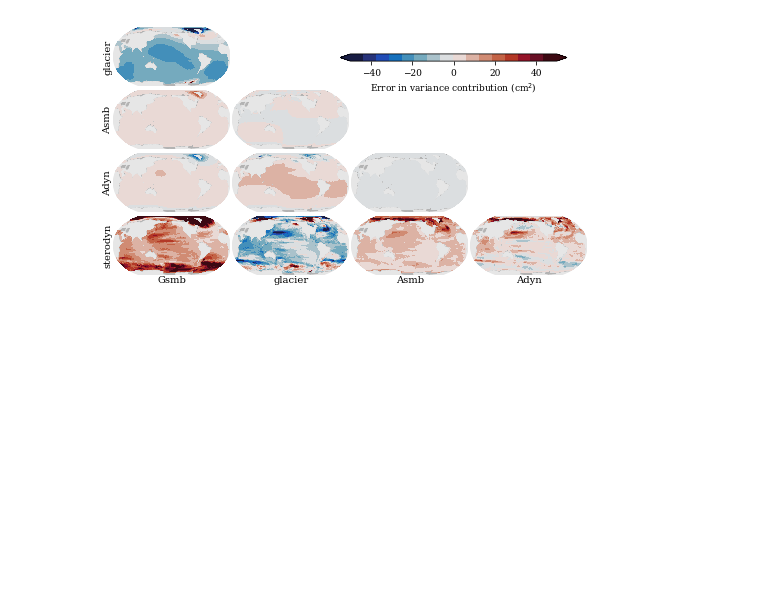
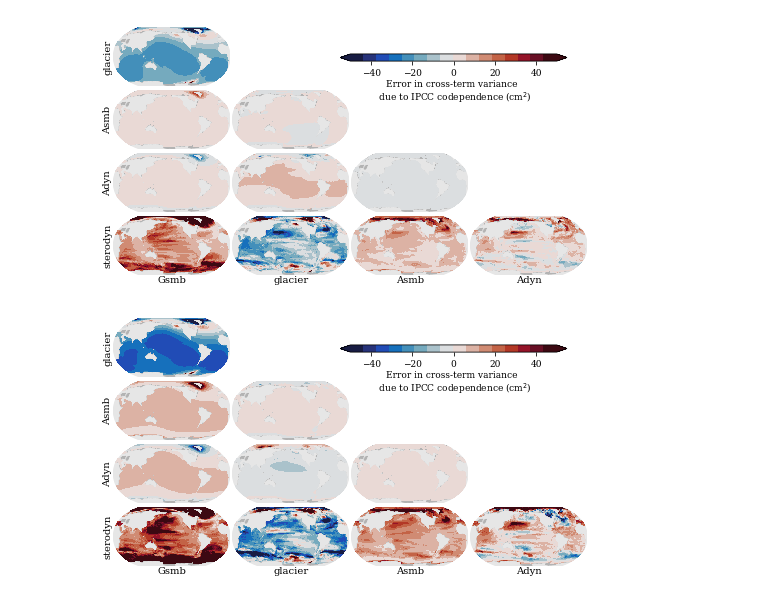
Before and after one commit to erwinlambert/codependence, a Jupyter notebook: plotcode/draftplot_varerr.ipynb, the cells around one changed output. Cells and saved outputs as stored; diff of their text form; code cells hidden in the pictures; blank space fills up the shorter version.

```diff
--- a/plotcode/draftplot_varerr.ipynb
+++ b/plotcode/draftplot_varerr.ipynb
@@ -33,21 +34,21 @@ cols['ocean'] = '.7'
 cols['land'] = '.9'
 # %%
 #Get 1x1 degree grid
-with xr.open_dataset('data/rsl_85_2090.nc') as ds:
+with xr.open_dataset('../rawdata/rsl_85_2090.nc') as ds:
     lon = ds['x'].values
     lat = ds['y'].values
     slr_md = ds['slr_md'].values
 
 #Get fingerprints
-with xr.open_dataset('data/fp_uniform/AIS.nc') as ds:
+with xr.open_dataset('../rawdata/fp_uniform/AIS.nc') as ds:
     lon05  = ds['x'].values
     lat05  = ds['y'].values
     fp05_a = ds['rsl'].values
-with xr.open_dataset('data/fp_uniform/GrIS.nc') as ds:
+with xr.open_dataset('../rawdata/fp_uniform/GrIS.nc') as ds:
     fp05_gr = ds['rsl'].values
 fp05_gl = np.zeros((19,len(lat05),len(lon05)))
 for r in range(1,20):
-    with xr.open_dataset(f'data/fp_uniform/RGI_{r}.nc') as ds:
+    with xr.open_dataset(f'../rawdata/fp_uniform/RGI_{r}.nc') as ds:
         fp05_gl[r-1,:,:] = ds['rsl'].values
 
 #Convert to 1x1 degree grid
@@ -73,29 +74,29 @@ def get_vars(scen):
     for m,model in enumerate(mods):
 
         #Get zos
-        file = f'data/zos/CorrectedZOS_EXP{scen}_{model}.nc'
+        file = f'../rawdata/zos/CorrectedZOS_EXP{scen}_{model}.nc'
         with xr.open_dataset(file) as ds:
             stdn[m,:,:] = np.nanmean(ds['CorrectedZOS_reg'][-20:,:,:].values,axis=0)
 
         #Add steric expansion
-        with xr.open_dataset(f'data/steric/{model}_{scen}.nc') as ds:
+        with xr.open_dataset(f'../data/steric/{model}_{scen}.nc') as ds:
             stdn[m,:,:] += np.nanmean(ds['SLR'][-20:].values)
 
         #Add Antarctic dyn
-        with xr.open_dataset(f'data/Adyn/{model}_{scen}.nc') as ds:
+        with xr.open_dataset(f'../data/Adyn/{model}_{scen}.nc') as ds:
             adyn[m,:,:] = np.nanmean(ds['SLR'][-20:].values)*fp_a
 
         #Add Antarctic smb
-        with xr.open_dataset(f'data/Asmb/{model}_{scen}.nc') as ds:
+        with xr.open_dataset(f'../data/Asmb/{model}_{scen}.nc') as ds:
             asmb[m,:,:] = np.nanmean(ds['SLR'][-20:].values)*fp_a
 
         #Add Greenland smb
-        with xr.open_dataset(f'data/Gsmb/{model}_{scen}.nc') as ds:
+        with xr.open_dataset(f'../data/Gsmb/{model}_{scen}.nc') as ds:
             gsmb[m,:,:] = np.nanmean(ds['SLR'][-20:].values)*fp_gr
 
         #Add glaciers
         for r in range(1,20):
-            with xr.open_dataset(f'data/glacier/{model}_{scen}_{r}.nc') as ds:
+            with xr.open_dataset(f'../data/glacier/{model}_{scen}_{r}.nc') as ds:
                 glac[m,:,:] += np.nanmean(ds['SLR'][-20:].values)*fp_gl[r-1,:,:]
 
     return stdn,adyn,asmb,gsmb,glac
@@ -126,31 +127,35 @@ def plot_cov(n,var1,var2,scov,ylab='',xlab=''):
     ax.outline_patch.set_visible(False)
     return im
 # %%
-stdn,adyn,asmb,gsmb,glac = get_vars('rcp45')
+scens = ['rcp45','rcp85']
 
-fig = plt.figure()
+for s,scen in enumerate(scens):
+    stdn,adyn,asmb,gsmb,glac = get_vars(scen)
 
-im = plot_cov(1,glac,gsmb,0,ylab='glacier')
-im = plot_cov(5,asmb,gsmb,1,ylab='Asmb')
-im = plot_cov(9,adyn,gsmb,0,ylab='Adyn')
-im = plot_cov(13,stdn,gsmb,1,ylab='sterodyn',xlab='Gsmb')
-im = plot_cov(6,asmb,glac,0)
-im = plot_cov(10,adyn,glac,0)
-im = plot_cov(14,stdn,glac,0,xlab='glacier')
-im = plot_cov(11,adyn,asmb,0)
-im = plot_cov(15,stdn,asmb,1,xlab='Asmb')
-im = plot_cov(16,stdn,adyn,0,xlab='Adyn')
+    fig = plt.figure()
+
+    im = plot_cov(1,glac,gsmb,0,ylab='glacier')
+    im = plot_cov(5,asmb,gsmb,1,ylab='Asmb')
+    im = plot_cov(9,adyn,gsmb,0,ylab='Adyn')
+    im = plot_cov(13,stdn,gsmb,1,ylab='sterodyn',xlab='Gsmb')
+    im = plot_cov(6,asmb,glac,0)
+    im = plot_cov(10,adyn,glac,0)
+    im = plot_cov(14,stdn,glac,0,xlab='glacier')
+    im = plot_cov(11,adyn,asmb,0)
+    im = plot_cov(15,stdn,asmb,1,xlab='Asmb')
+    im = plot_cov(16,stdn,adyn,0,xlab='Adyn')
 
 
-cax = fig.add_axes([.5,.8,.45,.02])
-cb = plt.colorbar(im,cax=cax,orientation='horizontal',extend='both')
-cb.set_label('Error in variance contribution (cm$^2$)')
+    cax = fig.add_axes([.5,.8,.45,.02])
+    cb = plt.colorbar(im,cax=cax,orientation='horizontal',extend='both')
+    cb.set_label('Error in cross-term variance \n due to IPCC codependence (cm$^2$)')
 
-figname = 'draftplot_varerr.png'
+    figname = f'draftplot_varerr_{scen}.png'
 
-plt.savefig(f'figures/{figname}',dpi=200)
-plt.savefig(f'../../writing/codependence/figures/{figname}')
-plt.show()
-plt.close()
+    plt.savefig(f'../figures/{figname}',dpi=200)
+    plt.savefig(f'../../../writing/codependence/figures/{figname}')
+    plt.show()
+    plt.close()
 # %% [output]
-[figure, old version]
+[figure, new version]
+[figure, added]
```
Also changed, not shown: parts of 3 cells of this notebook, 7 other files.
